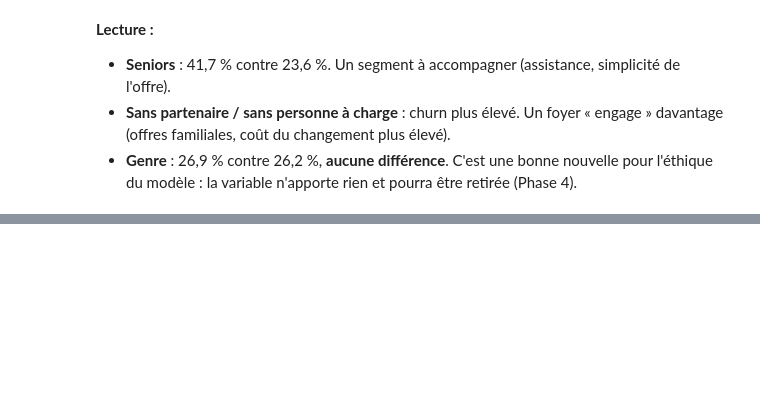
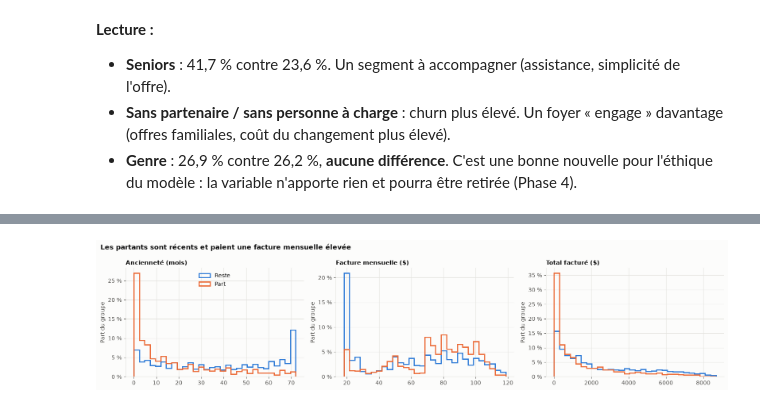
Before and after one commit to cheikhahmedtidiane/projet_churn_clients, a Jupyter notebook: notebooks/03_analyse_exploratoire.ipynb, the cells around one changed output, grey strips where cells are left out. Drawn from its saved outputs; the diff is of its cells as text; code cells hidden in the pictures; blank space fills up the shorter version.

Commit message:
Phase 3.3 : variables numériques et churn selon l'ancienneté

```diff
--- a/notebooks/03_analyse_exploratoire.ipynb
+++ b/notebooks/03_analyse_exploratoire.ipynb
@@ -102,0 +109,21 @@ plt.show()
+# %%
+labels = {"tenure": "Ancienneté (mois)", "MonthlyCharges": "Facture mensuelle ($)", "TotalCharges": "Total facturé ($)"}
+fig, axes = plt.subplots(1, 3, figsize=(16, 3.8))
+for ax, col in zip(axes, NUMERIC_COLS):
+    bins = np.histogram_bin_edges(df[col], bins=30)
+    for value in (0, 1):
+        subset = df.loc[df[TARGET] == value, col]
+        ax.hist(subset, bins=bins, weights=np.full(len(subset), 1 / len(subset)),
+                histtype="step", linewidth=2, color=CHURN_COLORS[value], label=CHURN_LABELS[value])
+    ax.set_title(labels[col], fontsize=11)
+    ax.yaxis.set_major_formatter(lambda v, _: fmt_pct(v, 0))
+    ax.yaxis.set_major_locator(plt.MultipleLocator(0.05))
+    ax.set_ylabel("Part du groupe")
+axes[0].legend(loc="upper center")
+fig.suptitle("Les partants sont récents et paient une facture mensuelle élevée",
+             x=0.01, ha="left", fontweight="bold", color=TEXT)
+fig.tight_layout()
+save_fig(fig, "03_distributions_part_reste.png")
+plt.show()
+# %% [output]
+[figure, added]
```
Also changed, not shown: parts of 7 cells of this notebook, 2 other files.
